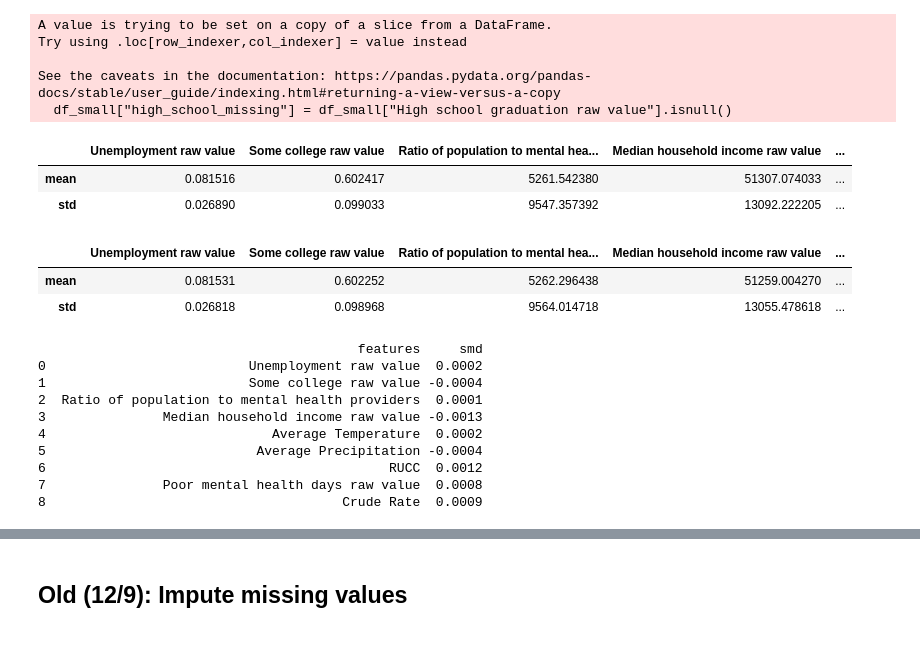
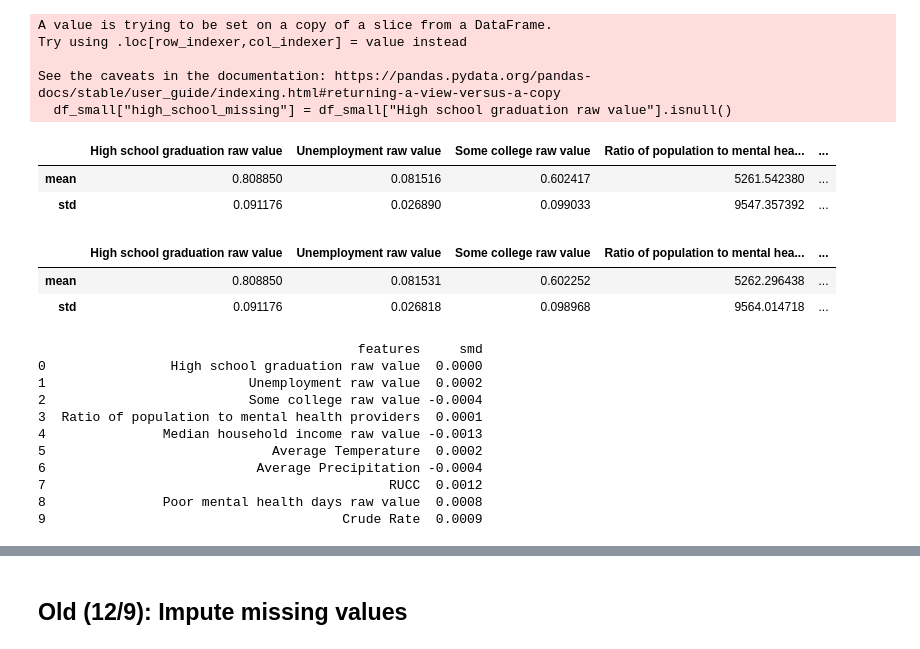
Before and after one commit to abhishekbabu/cse481ds-mental-health, a Jupyter notebook: notebooks/county_level/Matching Analysis/to-binary.ipynb, the cells around one changed output, grey strips where cells are left out. Saved outputs shown, nothing was run; the diff lists cells and outputs as text; code cells hidden in the pictures.

```diff
--- a/notebooks/county_level/Matching Analysis/to-binary.ipynb
+++ b/notebooks/county_level/Matching Analysis/to-binary.ipynb
@@ -152,24 +152,24 @@ def compute_smd(table_1: pd.DataFrame, table_2: pd.DataFrame, covariates: list,
 
     return pd.DataFrame({'features': covariates, 'smd': covariates_smds})
 # %%
-covariates_list = df_small.columns[4:13]
+covariates_list = df_small.columns[3:13]
 agg_operations = {}
 agg_operations.update({
     covariate: ['mean', 'std'] for covariate in covariates_list
 })
 all_table = df_small.agg(agg_operations)
 non_miss_table = df_non_miss.agg(agg_operations)
 all_table
 # %% [output]
-|  | Unemployment raw value | Some college raw value | Ratio of population to mental hea... | Median household income raw value | ... |
-| mean | 0.081516 | 0.602417 | 5261.542380 | 51307.074033 | ... |
-| std | 0.026890 | 0.099033 | 9547.357392 | 13092.222205 | ... |
+|  | High school graduation raw value | Unemployment raw value | Some college raw value | Ratio of population to mental hea... | ... |
+| mean | 0.808850 | 0.081516 | 0.602417 | 5261.542380 | ... |
+| std | 0.091176 | 0.026890 | 0.099033 | 9547.357392 | ... |
 # %%
 non_miss_table
 # %% [output]
-|  | Unemployment raw value | Some college raw value | Ratio of population to mental hea... | Median household income raw value | ... |
-| mean | 0.081531 | 0.602252 | 5262.296438 | 51259.004270 | ... |
-| std | 0.026818 | 0.098968 | 9564.014718 | 13055.478618 | ... |
+|  | High school graduation raw value | Unemployment raw value | Some college raw value | Ratio of population to mental hea... | ... |
+| mean | 0.808850 | 0.081531 | 0.602252 | 5262.296438 | ... |
+| std | 0.091176 | 0.026818 | 0.098968 | 9564.014718 | ... |
 # %%
 # standardize mean difference, <= 0.25
 # Put both variables in there, unemployment/education balanced
@@ -177,14 +177,15 @@ covariates_smd = compute_smd(all_table, non_miss_table, covariates_list)
 print(covariates_smd)
 # %% [output]
                                          features     smd
-0                          Unemployment raw value  0.0002
-1                          Some college raw value -0.0004
-2  Ratio of population to mental health providers  0.0001
-3               Median household income raw value -0.0013
-4                             Average Temperature  0.0002
-5                           Average Precipitation -0.0004
-6                                            RUCC  0.0012
-7               Poor mental health days raw value  0.0008
-8                                      Crude Rate  0.0009
+0                High school graduation raw value  0.0000
+1                          Unemployment raw value  0.0002
+2                          Some college raw value -0.0004
+3  Ratio of population to mental health providers  0.0001
+4               Median household income raw value -0.0013
+5                             Average Temperature  0.0002
+6                           Average Precipitation -0.0004
+7                                            RUCC  0.0012
+8               Poor mental health days raw value  0.0008
+9                                      Crude Rate  0.0009
 # %%
 df_non_miss = df_non_miss.iloc[:,:-1] # get rid of last col
```
Also changed, not shown: parts of 1 cell of this notebook, 1 other file.
